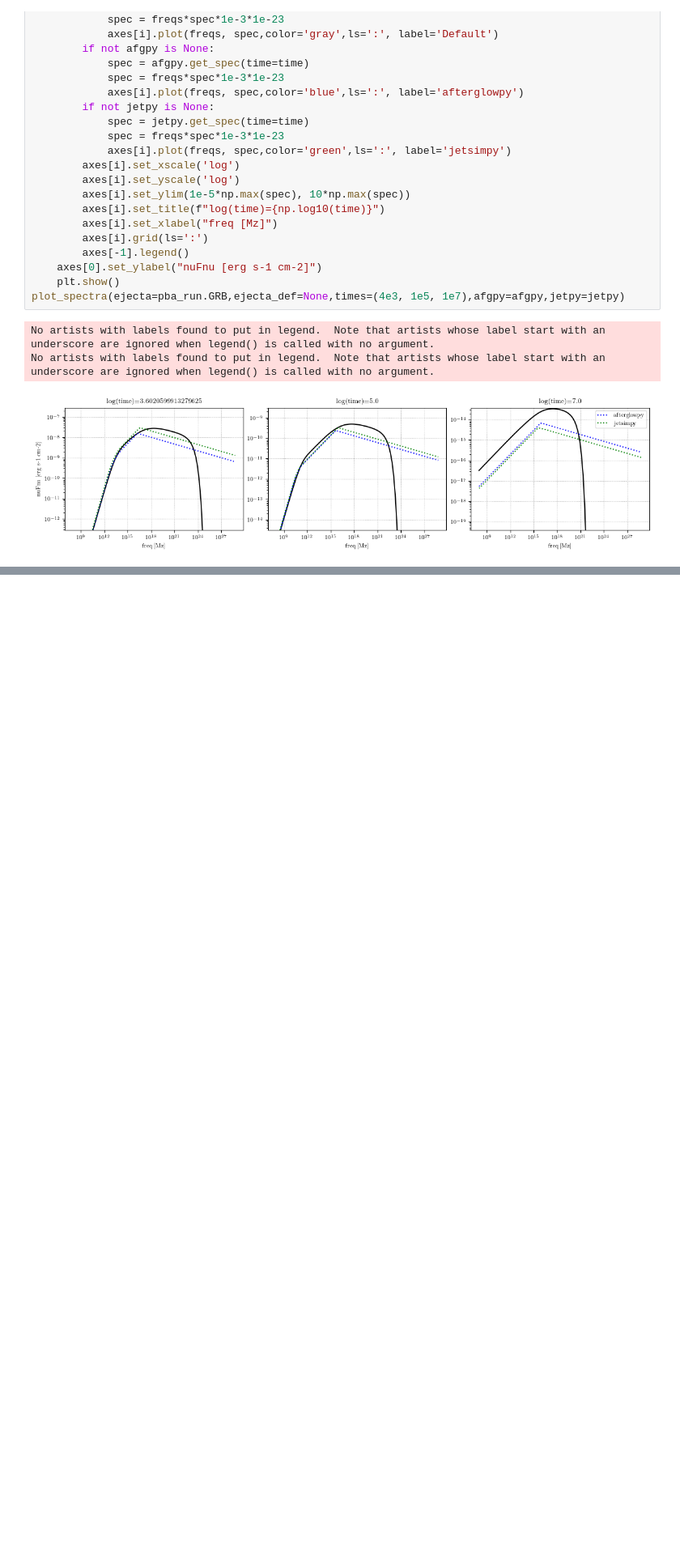
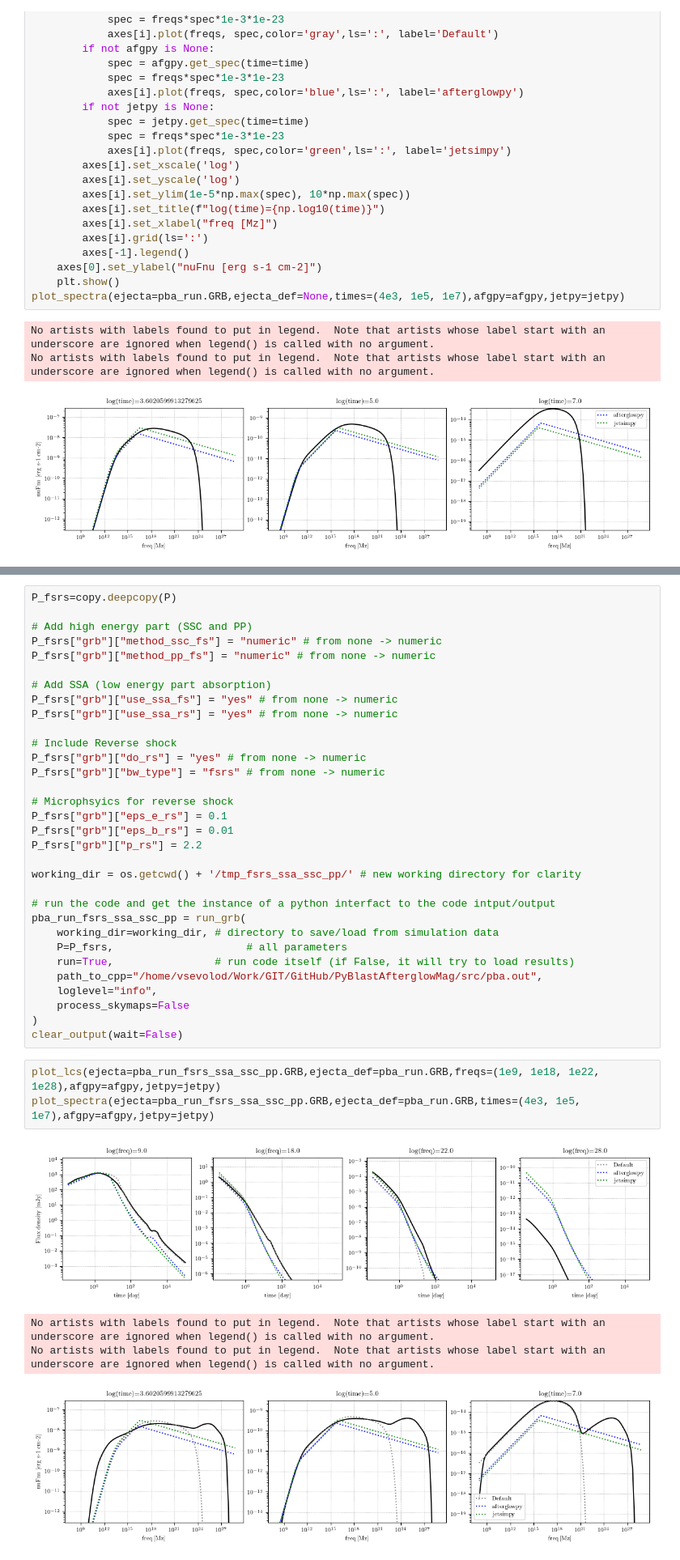
Before and after one commit to vsevolodnedora/PyBlastAfterglowMag, a Jupyter notebook: notebooks/grb_afterglow/tophat_jet.ipynb, the cells around one changed output, grey strips where cells are left out. Shown at 81% size. Cells and saved outputs as stored; diff of their text form; blank space fills up the shorter version.

```diff
--- a/notebooks/grb_afterglow/tophat_jet.ipynb
+++ b/notebooks/grb_afterglow/tophat_jet.ipynb
@@ -397,0 +413,40 @@ No artists with labels found to put in legend.  Note that artists whose label st
+# %%
+P_fsrs=copy.deepcopy(P)
+
+# Add high energy part (SSC and PP)
+P_fsrs["grb"]["method_ssc_fs"] = "numeric" # from none -> numeric
+P_fsrs["grb"]["method_pp_fs"] = "numeric" # from none -> numeric
+
+# Add SSA (low energy part absorption)
+P_fsrs["grb"]["use_ssa_fs"] = "yes" # from none -> numeric
+P_fsrs["grb"]["use_ssa_rs"] = "yes" # from none -> numeric
+
+# Include Reverse shock
+P_fsrs["grb"]["do_rs"] = "yes" # from none -> numeric
+P_fsrs["grb"]["bw_type"] = "fsrs" # from none -> numeric
+
+# Microphsyics for reverse shock
+P_fsrs["grb"]["eps_e_rs"] = 0.1
+P_fsrs["grb"]["eps_b_rs"] = 0.01
+P_fsrs["grb"]["p_rs"] = 2.2
+
+working_dir = os.getcwd() + '/tmp_fsrs_ssa_ssc_pp/' # new working directory for clarity
+
+# run the code and get the instance of a python interfact to the code intput/output
+pba_run_fsrs_ssa_ssc_pp = run_grb(
+    working_dir=working_dir, # directory to save/load from simulation data
+    P=P_fsrs,                     # all parameters
+    run=True,                # run code itself (if False, it will try to load results)
+    path_to_cpp="/home/vsevolod/Work/GIT/GitHub/PyBlastAfterglowMag/src/pba.out",
+    loglevel="info",
+    process_skymaps=False
+)
+clear_output(wait=False)
+# %%
+plot_lcs(ejecta=pba_run_fsrs_ssa_ssc_pp.GRB,ejecta_def=pba_run.GRB,freqs=(1e9, 1e18, 1e22, 1e28),afgpy=afgpy,jetpy=jetpy)
+plot_spectra(ejecta=pba_run_fsrs_ssa_ssc_pp.GRB,ejecta_def=pba_run.GRB,times=(4e3, 1e5, 1e7),afgpy=afgpy,jetpy=jetpy)
+# %% [output]
+[figure, added]
+No artists with labels found to put in legend.  Note that artists whose label start with an underscore are ignored when legend() is called with no argument.
+No artists with labels found to put in legend.  Note that artists whose label start with an underscore are ignored when legend() is called with no argument.
+[figure, added]
```
Also changed, not shown: parts of 25 cells of this notebook, 4 other files.
